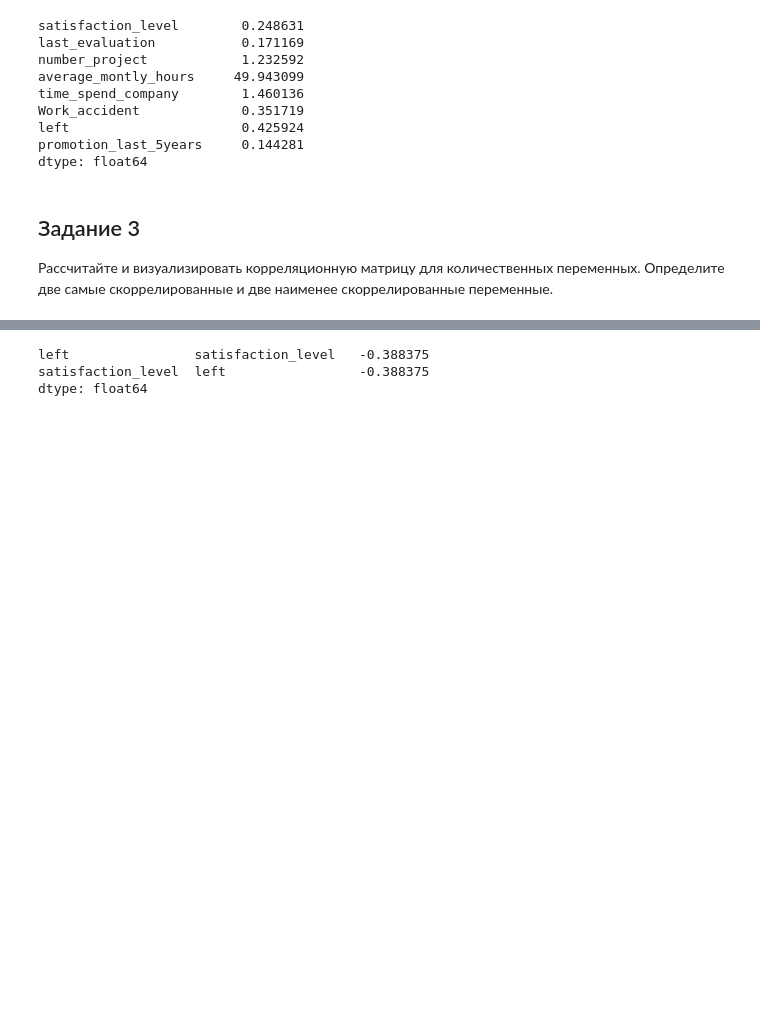
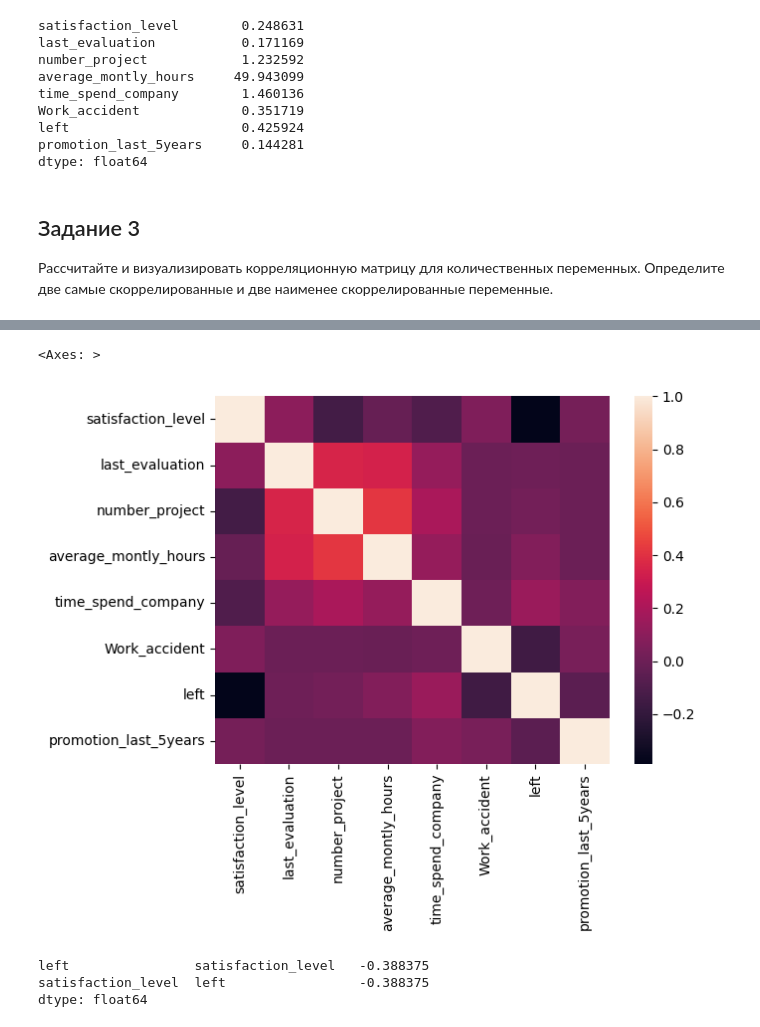
Before and after one commit to SubDigEnergy/Netology, a Jupyter notebook: VR.ipynb, the cells around one changed output, grey strips where cells are left out. Saved outputs shown, nothing was run; the diff lists cells and outputs as text; code cells hidden in the pictures; blank space fills up the shorter version.

```diff
--- a/VR.ipynb
+++ b/VR.ipynb
@@ -159,6 +161,11 @@ corr.style.background_gradient(cmap='RdYlGn')
 | Work_accident | 0.058697 | -0.007104 | -0.004741 | -0.010143 | 0.002120 | ... |
 | left | -0.388375 | 0.006567 | 0.023787 | 0.071287 | 0.144822 | ... |
 | promotion_last_5years | 0.025605 | -0.008684 | -0.006064 | -0.003544 | 0.067433 | ... |
+# %%
+sns.heatmap(corr) # построение тепловой карты с помощью библиотеки seaborn
+# %% [output]
+<Axes: >
+[figure, added]
 # %%
 corr1 = corr.unstack().sort_values()
 corr1[corr1 == corr1.min()] #минимальная пара
```
Also changed, not shown: parts of 6 cells of this notebook.
